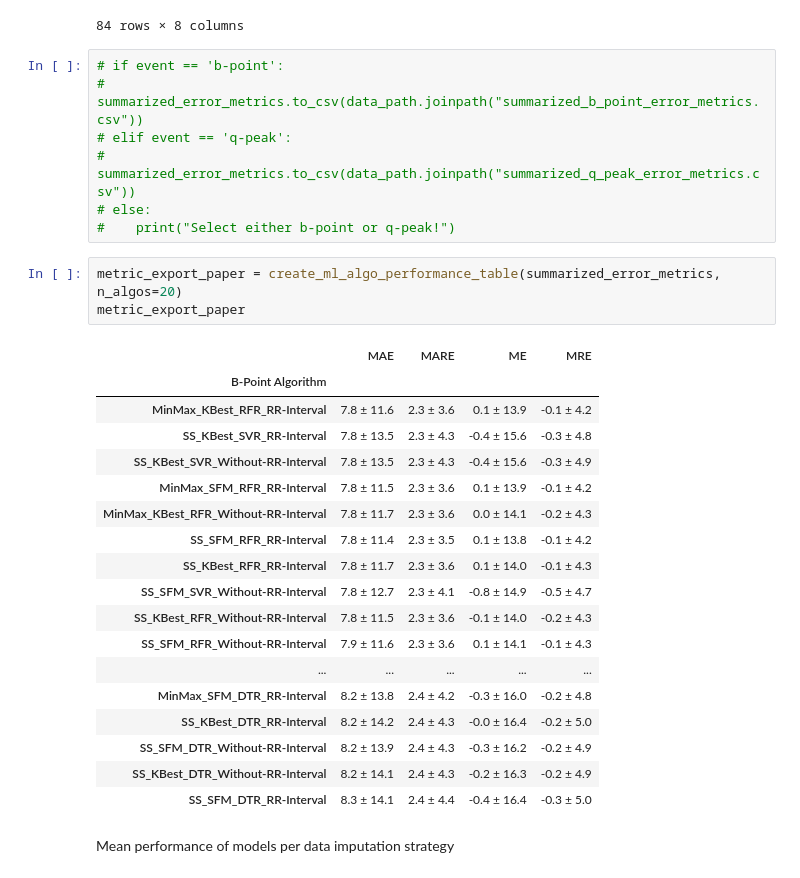
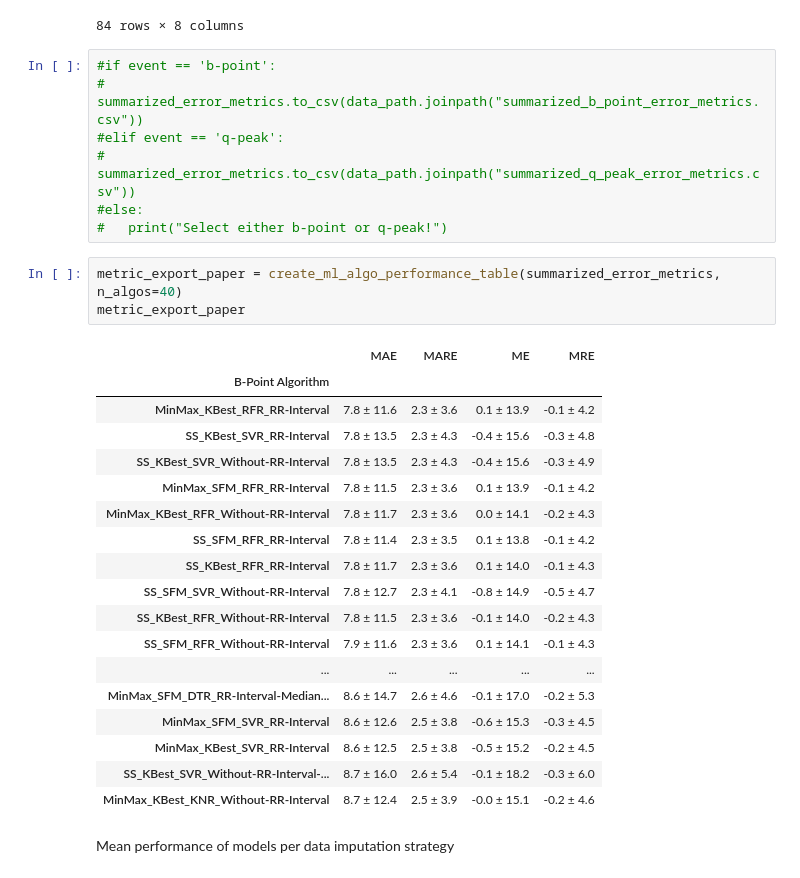
Before and after one commit to empkins/pepbench, a Jupyter notebook: experiments/pep_algorithm_benchmarking/notebooks/ML_analysis/Evaluation/ComputeMetrics.ipynb, the cells around one changed output. Cells and saved outputs as stored; diff of their text form.

```diff
--- a/experiments/pep_algorithm_benchmarking/notebooks/ML_analysis/Evaluation/ComputeMetrics.ipynb
+++ b/experiments/pep_algorithm_benchmarking/notebooks/ML_analysis/Evaluation/ComputeMetrics.ipynb
@@ -102,34 +102,34 @@ summarized_error_metrics
 | pale2021 | 105.452086 | 29.408996 | 71.901059 | 18.897111 | 113.312657 | 29.323507 | 137.079057 | 36.982448 |
 84 rows × 8 columns
 # %%
-# if event == 'b-point':
-#     summarized_error_metrics.to_csv(data_path.joinpath("summarized_b_point_error_metrics.csv"))
-# elif event == 'q-peak':
-#     summarized_error_metrics.to_csv(data_path.joinpath("summarized_q_peak_error_metrics.csv"))
-# else:
-#    print("Select either b-point or q-peak!")
+#if event == 'b-point':
+#    summarized_error_metrics.to_csv(data_path.joinpath("summarized_b_point_error_metrics.csv"))
+#elif event == 'q-peak':
+#    summarized_error_metrics.to_csv(data_path.joinpath("summarized_q_peak_error_metrics.csv"))
+#else:
+#   print("Select either b-point or q-peak!")
 # %%
-metric_export_paper = create_ml_algo_performance_table(summarized_error_metrics, n_algos=20)
+metric_export_paper = create_ml_algo_performance_table(summarized_error_metrics, n_algos=40)
 metric_export_paper
 # %% [output]
 |  | MAE | MARE | ME | MRE |
 | B-Point Algorithm |  |  |  |  |
 | MinMax_KBest_RFR_RR-Interval | 7.8 ± 11.6 | 2.3 ± 3.6 | 0.1 ± 13.9 | -0.1 ± 4.2 |
 | SS_KBest_SVR_RR-Interval | 7.8 ± 13.5 | 2.3 ± 4.3 | -0.4 ± 15.6 | -0.3 ± 4.8 |
 | SS_KBest_SVR_Without-RR-Interval | 7.8 ± 13.5 | 2.3 ± 4.3 | -0.4 ± 15.6 | -0.3 ± 4.9 |
 | MinMax_SFM_RFR_RR-Interval | 7.8 ± 11.5 | 2.3 ± 3.6 | 0.1 ± 13.9 | -0.1 ± 4.2 |
 | MinMax_KBest_RFR_Without-RR-Interval | 7.8 ± 11.7 | 2.3 ± 3.6 | 0.0 ± 14.1 | -0.2 ± 4.3 |
 | SS_SFM_RFR_RR-Interval | 7.8 ± 11.4 | 2.3 ± 3.5 | 0.1 ± 13.8 | -0.1 ± 4.2 |
 | SS_KBest_RFR_RR-Interval | 7.8 ± 11.7 | 2.3 ± 3.6 | 0.1 ± 14.0 | -0.1 ± 4.3 |
 | SS_SFM_SVR_Without-RR-Interval | 7.8 ± 12.7 | 2.3 ± 4.1 | -0.8 ± 14.9 | -0.5 ± 4.7 |
 | SS_KBest_RFR_Without-RR-Interval | 7.8 ± 11.5 | 2.3 ± 3.6 | -0.1 ± 14.0 | -0.2 ± 4.3 |
 | SS_SFM_RFR_Without-RR-Interval | 7.9 ± 11.6 | 2.3 ± 3.6 | 0.1 ± 14.1 | -0.1 ± 4.3 |
 | ... | ... | ... | ... | ... |
-| MinMax_SFM_DTR_RR-Interval | 8.2 ± 13.8 | 2.4 ± 4.2 | -0.3 ± 16.0 | -0.2 ± 4.8 |
-| SS_KBest_DTR_RR-Interval | 8.2 ± 14.2 | 2.4 ± 4.3 | -0.0 ± 16.4 | -0.2 ± 5.0 |
-| SS_SFM_DTR_Without-RR-Interval | 8.2 ± 13.9 | 2.4 ± 4.3 | -0.3 ± 16.2 | -0.2 ± 4.9 |
-| SS_KBest_DTR_Without-RR-Interval | 8.2 ± 14.1 | 2.4 ± 4.3 | -0.2 ± 16.3 | -0.2 ± 4.9 |
-| SS_SFM_DTR_RR-Interval | 8.3 ± 14.1 | 2.4 ± 4.4 | -0.4 ± 16.4 | -0.3 ± 5.0 |
+| MinMax_SFM_DTR_RR-Interval-Median... | 8.6 ± 14.7 | 2.6 ± 4.6 | -0.1 ± 17.0 | -0.2 ± 5.3 |
+| MinMax_SFM_SVR_RR-Interval | 8.6 ± 12.6 | 2.5 ± 3.8 | -0.6 ± 15.3 | -0.3 ± 4.5 |
+| MinMax_KBest_SVR_RR-Interval | 8.6 ± 12.5 | 2.5 ± 3.8 | -0.5 ± 15.2 | -0.2 ± 4.5 |
+| SS_KBest_SVR_Without-RR-Interval-... | 8.7 ± 16.0 | 2.6 ± 5.4 | -0.1 ± 18.2 | -0.3 ± 6.0 |
+| MinMax_KBest_KNR_Without-RR-Interval | 8.7 ± 12.4 | 2.5 ± 3.9 | -0.0 ± 15.1 | -0.2 ± 4.6 |
 # %% [markdown]
 Mean performance of models per data imputation strategy
 # %%
```
Also changed, not shown: parts of 14 cells of this notebook, 6 other files.
